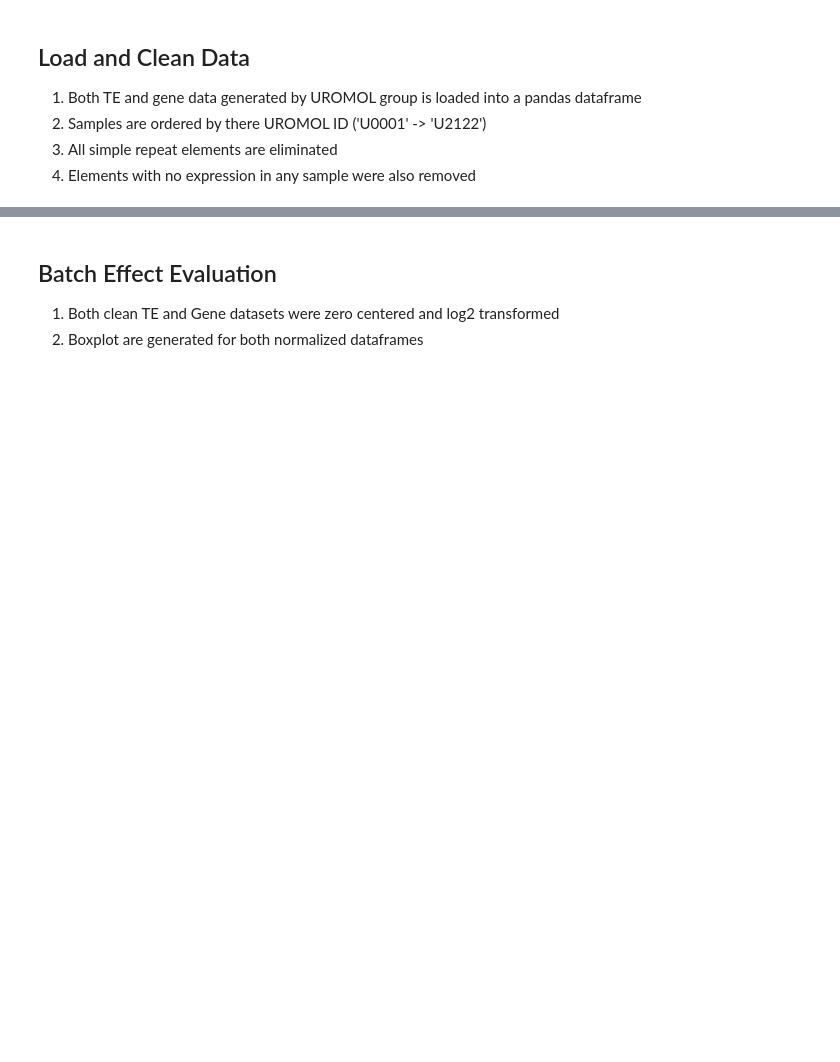
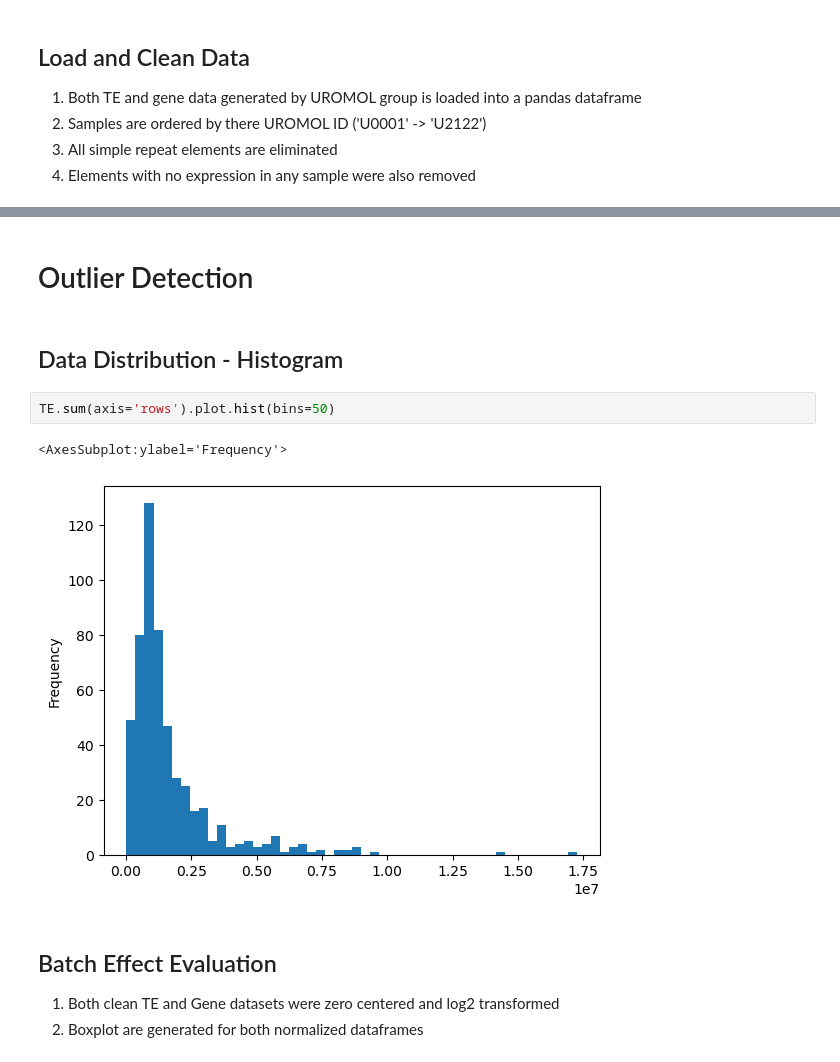
Before and after one commit to BermanLaboratory/TransposableElements, a Jupyter notebook: Preprocessing/PreprocessingMain.ipynb, the cells around one changed output, grey strips where cells are left out. Drawn from its saved outputs; the diff is of its cells as text; blank space fills up the shorter version.

```diff
--- a/Preprocessing/PreprocessingMain.ipynb
+++ b/Preprocessing/PreprocessingMain.ipynb
@@ -33,3 +86,12 @@ TE = TE.loc[~(TE==0).all(axis=1)]
+# %% [markdown]
+# Outlier Detection
+# %% [markdown]
+## Data Distribution - Histogram
+# %%
+TE.sum(axis='rows').plot.hist(bins=50)
+# %% [output]
+<AxesSubplot:ylabel='Frequency'>
+[figure, added]
 # %% [markdown]
 ## Batch Effect Evaluation
 
```
Also changed, not shown: parts of 12 cells of this notebook, 6 other files.
